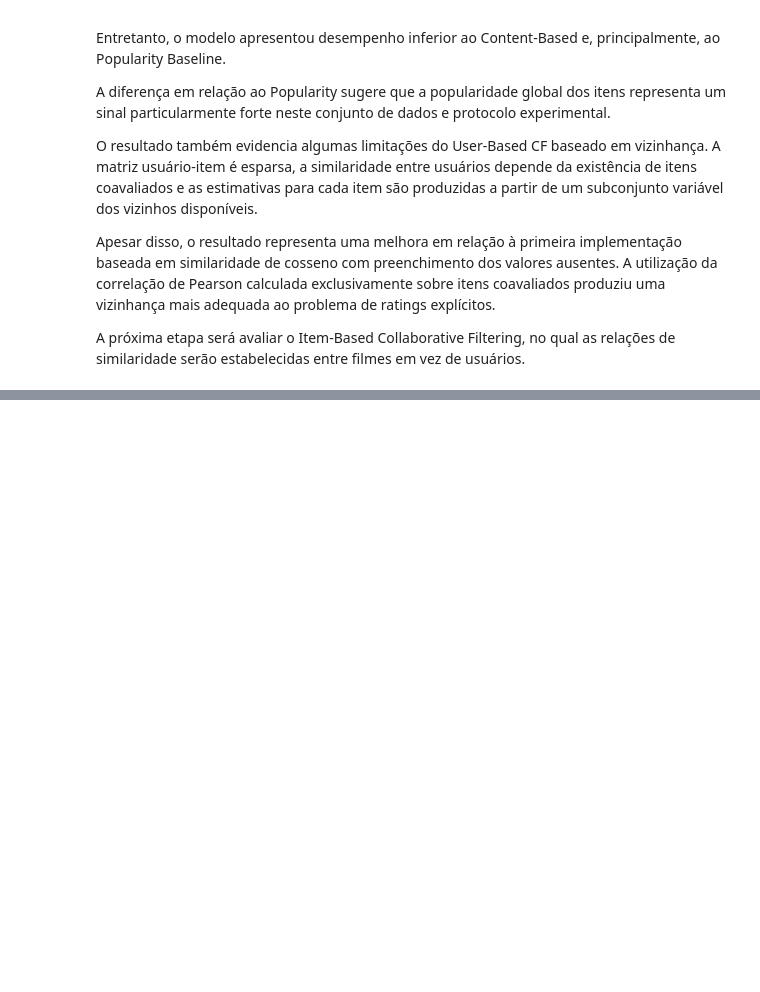
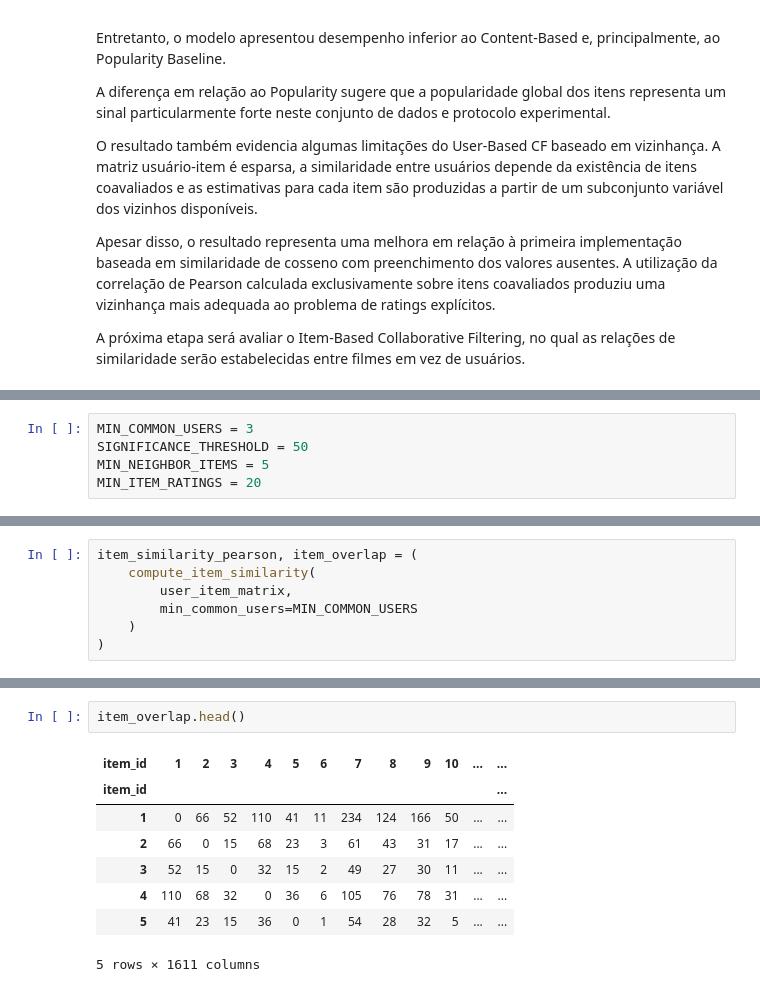
Before and after one commit to angeruzzi/recommender_system_movielens, a Jupyter notebook: 05_collaborative_filtering.ipynb, the cells around one changed output, grey strips where cells are left out. Cells and saved outputs as stored; diff of their text form; blank space fills up the shorter version.

```diff
--- a/05_collaborative_filtering.ipynb
+++ b/05_collaborative_filtering.ipynb
@@ -555,0 +566,5 @@ A próxima etapa será avaliar o Item-Based Collaborative Filtering, no qual as
+# %%
+MIN_COMMON_USERS = 3
+SIGNIFICANCE_THRESHOLD = 50
+MIN_NEIGHBOR_ITEMS = 5
+MIN_ITEM_RATINGS = 20
@@ -555,0 +671,7 @@ A próxima etapa será avaliar o Item-Based Collaborative Filtering, no qual as
+# %%
+item_similarity_pearson, item_overlap = (
+    compute_item_similarity(
+        user_item_matrix,
+        min_common_users=MIN_COMMON_USERS
+    )
+)
@@ -555,0 +688,11 @@ A próxima etapa será avaliar o Item-Based Collaborative Filtering, no qual as
+# %%
+item_overlap.head()
+# %% [output]
+| item_id | 1 | 2 | 3 | 4 | 5 | 6 | 7 | 8 | 9 | 10 | ... | ... |
+| item_id |  |  |  |  |  |  |  |  |  |  |  | ... |
+| 1 | 0 | 66 | 52 | 110 | 41 | 11 | 234 | 124 | 166 | 50 | ... | ... |
+| 2 | 66 | 0 | 15 | 68 | 23 | 3 | 61 | 43 | 31 | 17 | ... | ... |
+| 3 | 52 | 15 | 0 | 32 | 15 | 2 | 49 | 27 | 30 | 11 | ... | ... |
+| 4 | 110 | 68 | 32 | 0 | 36 | 6 | 105 | 76 | 78 | 31 | ... | ... |
+| 5 | 41 | 23 | 15 | 36 | 0 | 1 | 54 | 28 | 32 | 5 | ... | ... |
+5 rows × 1611 columns
```
Also changed, not shown: parts of 26 cells of this notebook.
